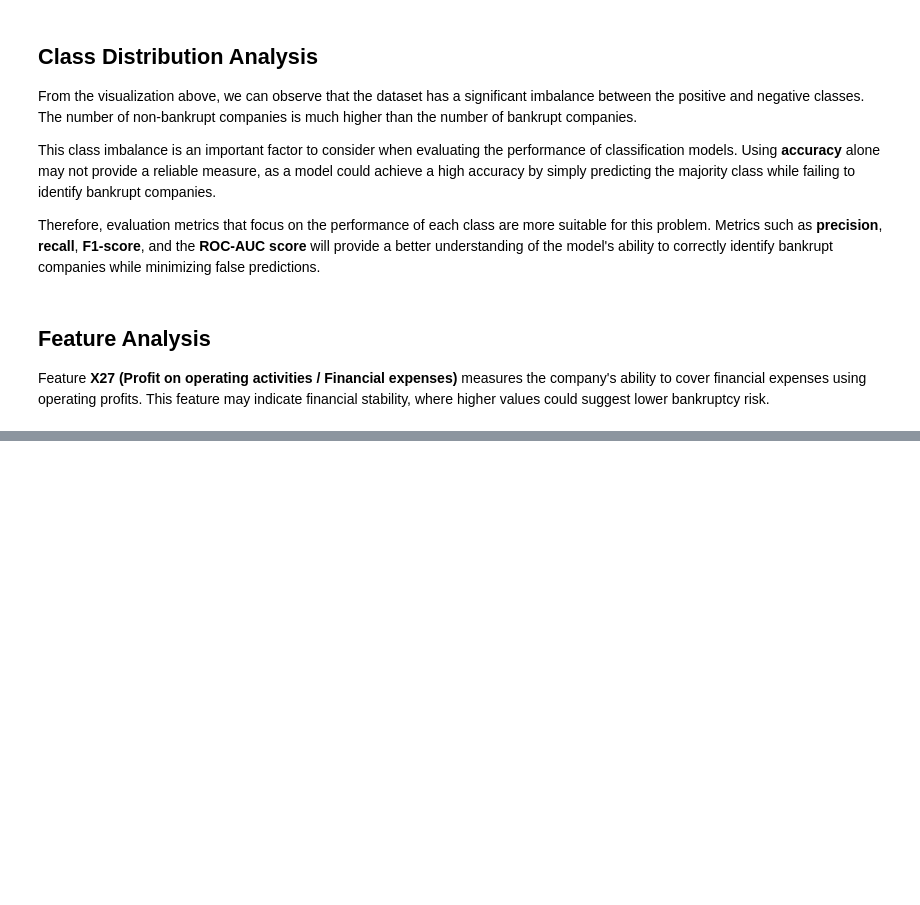
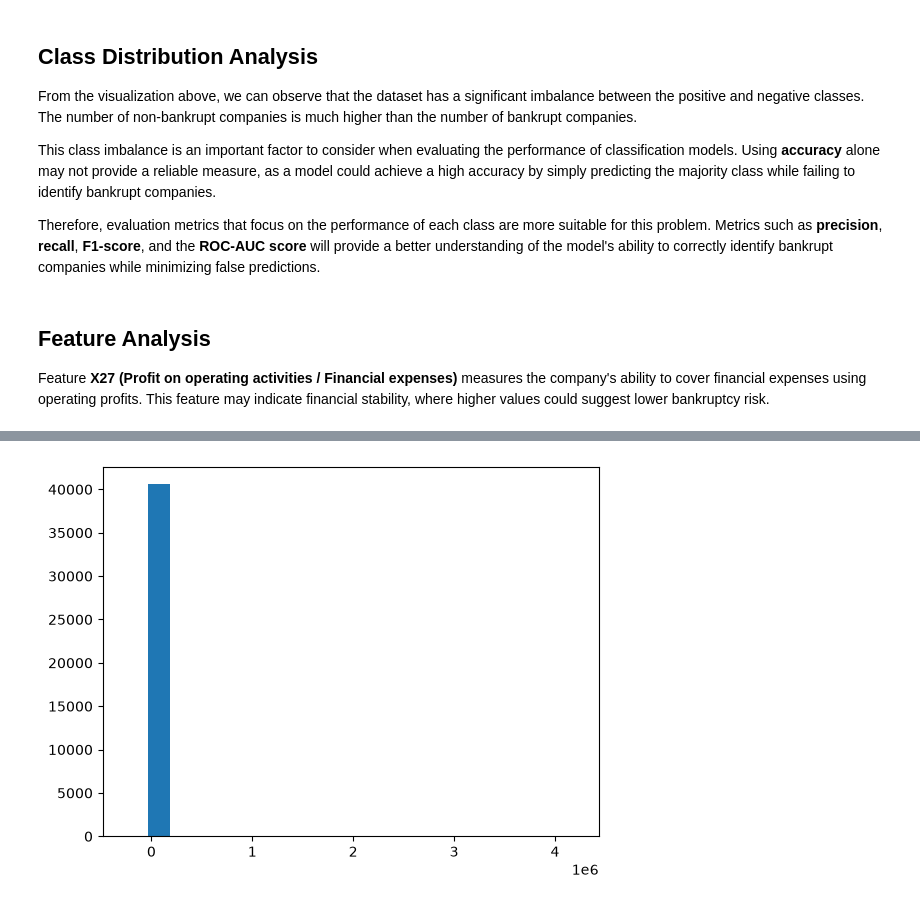
Before and after one commit to MohamedMohsen20501990/bankruptsy_in_poland_binary_classification, a Jupyter notebook: notebooks/main.ipynb, the cells around one changed output, grey strips where cells are left out. Cells and saved outputs as stored; diff of their text form; code cells hidden in the pictures; blank space fills up the shorter version.

```diff
--- a/notebooks/main.ipynb
+++ b/notebooks/main.ipynb
@@ -64,0 +98,4 @@ KeyboardInterrupt:
+# %%
+plt.hist(df["X27"], bins=20);
+# %% [output]
+[figure, added]
```
Also changed, not shown: parts of 4 cells of this notebook.
